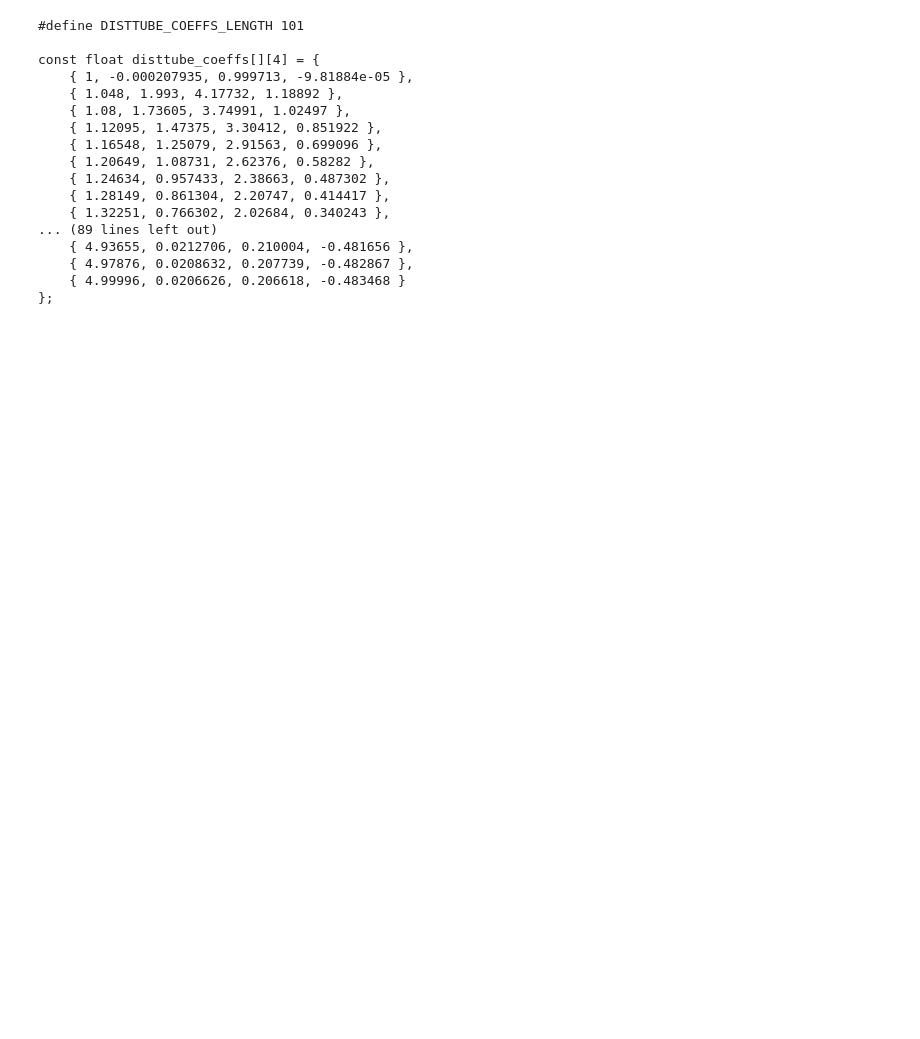
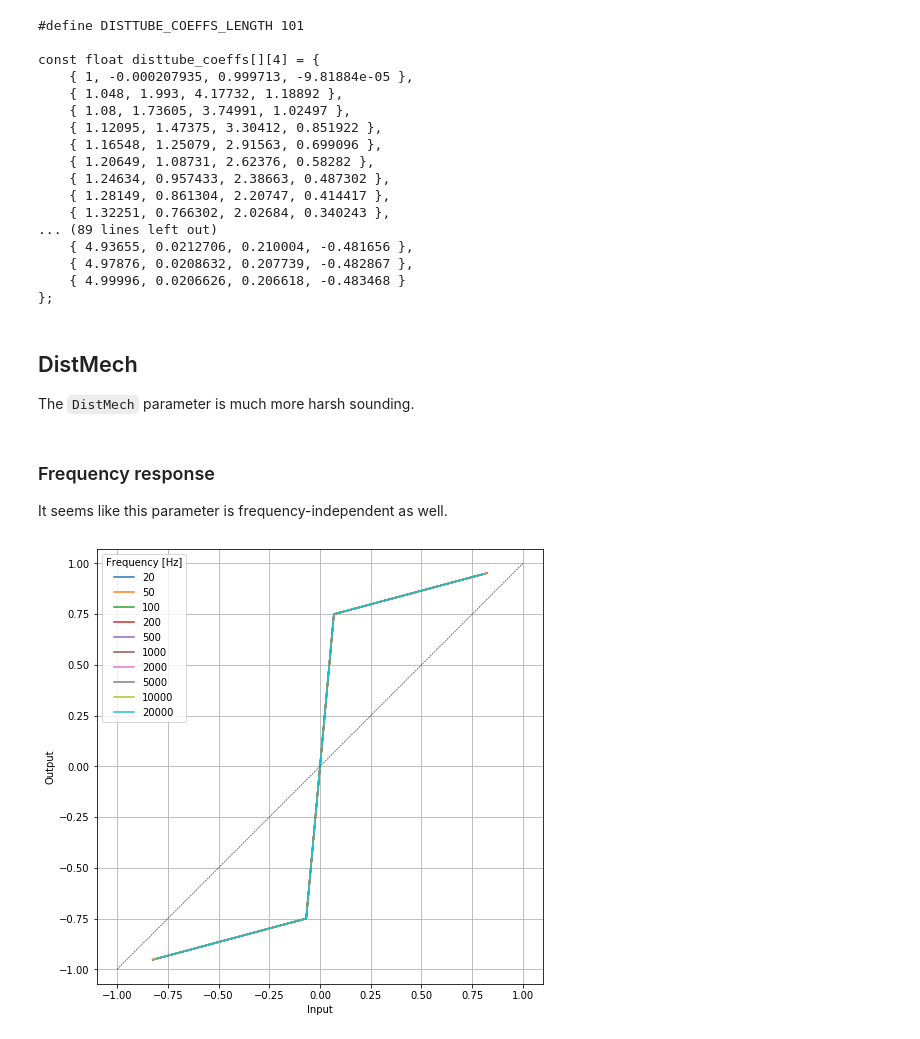
Before and after one commit to soerenbnoergaard/reverse-camel, a Jupyter notebook: notebook/Camel Crusher analysis.ipynb, the cells around one changed output. Cells and saved outputs as stored; diff of their text form; code cells hidden in the pictures; blank space fills up the shorter version.

Commit message:
Added DistMech distortion.

```diff
--- a/notebook/Camel Crusher analysis.ipynb
+++ b/notebook/Camel Crusher analysis.ipynb
@@ -70,8 +111,8 @@ def decorate_io_plot(ax):
 With the gain maxed out (`DistTube = 100`), the waveshaper function is found to be frequency independent. This makes implementation much easier.
 # %%
 flist = [20,50,100,200,500,1000,2000,5000,10000,20000]
-xlist = split_sweep("freq_sweep/input_mono.wav", 48000*4)
-ylist = split_sweep("freq_sweep/output_mono.wav", 48000*4)
+xlist = split_sweep("disttube_freq_sweep/input_mono.wav", 48000*4)
+ylist = split_sweep("disttube_freq_sweep/output_mono.wav", 48000*4)
 freq_waveshapes = {f: waveshape(xlist[n], ylist[n], 2*48000//f) for n,f in enumerate(flist)}
 
 fig, ax = plt.subplots(1, 1, figsize=[8, 8])
@@ -232,3 +230,29 @@ const float disttube_coeffs[][4] = {
     { 4.97876, 0.0208632, 0.207739, -0.482867 },
     { 4.99996, 0.0206626, 0.206618, -0.483468 }
 };
+# %% [markdown]
+## DistMech
+
+The `DistMech` parameter is much more harsh sounding.
+# %% [markdown]
+### Frequency response
+
+It seems like this parameter is frequency-independent as well.
+# %%
+flist = [20,50,100,200,500,1000,2000,5000,10000,20000]
+xlist = split_sweep("distmech_freq_sweep/input_mono.wav", 48000*4)
+ylist = split_sweep("distmech_freq_sweep/output_mono.wav", 48000*4)
+freq_waveshapes = {f: waveshape(xlist[n], ylist[n], 2*48000//f) for n,f in enumerate(flist)}
+
+fig, ax = plt.subplots(1, 1, figsize=[8, 8])
+
+for f, (wx, wy) in freq_waveshapes.items():
+    ax.plot(wx, wy, label=f)
+
+linear = [-1, 1]
+ax.plot(linear, linear, "k--", linewidth=0.5)
+
+ax.legend(title="Frequency [Hz]")
+decorate_io_plot(ax)
+# %% [output]
+[figure, added]
```
Also changed, not shown: parts of 20 cells of this notebook, 9 other files.
